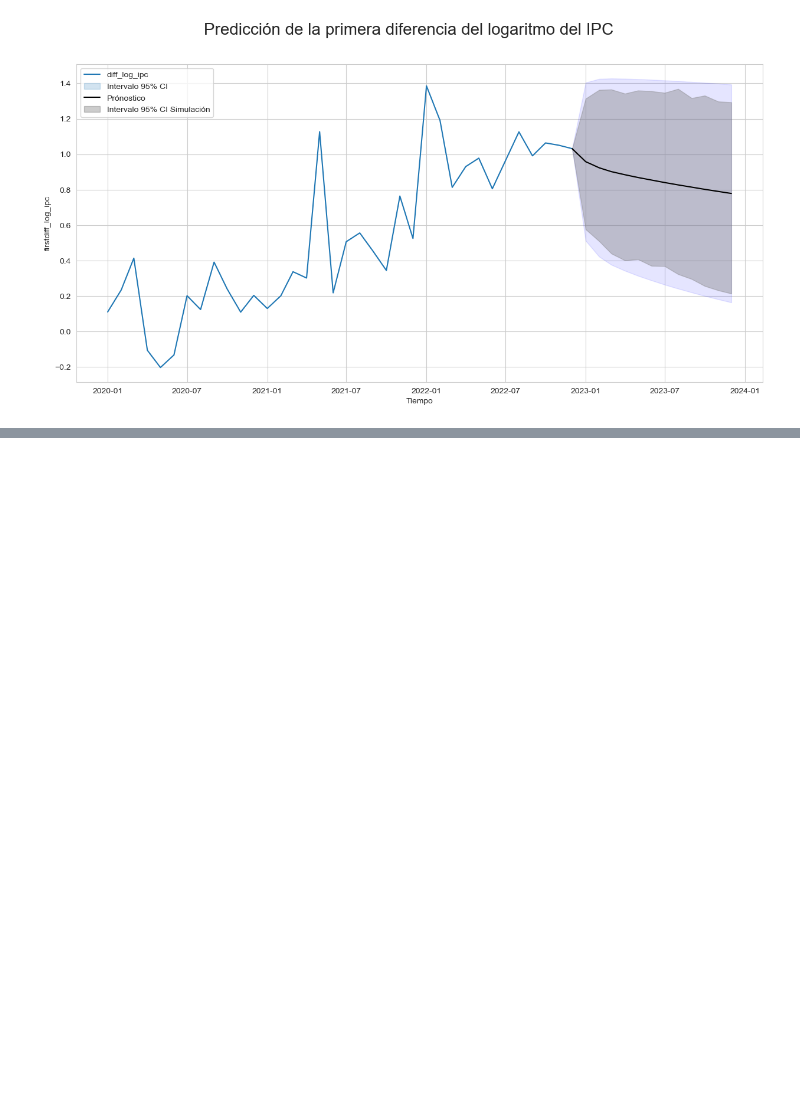
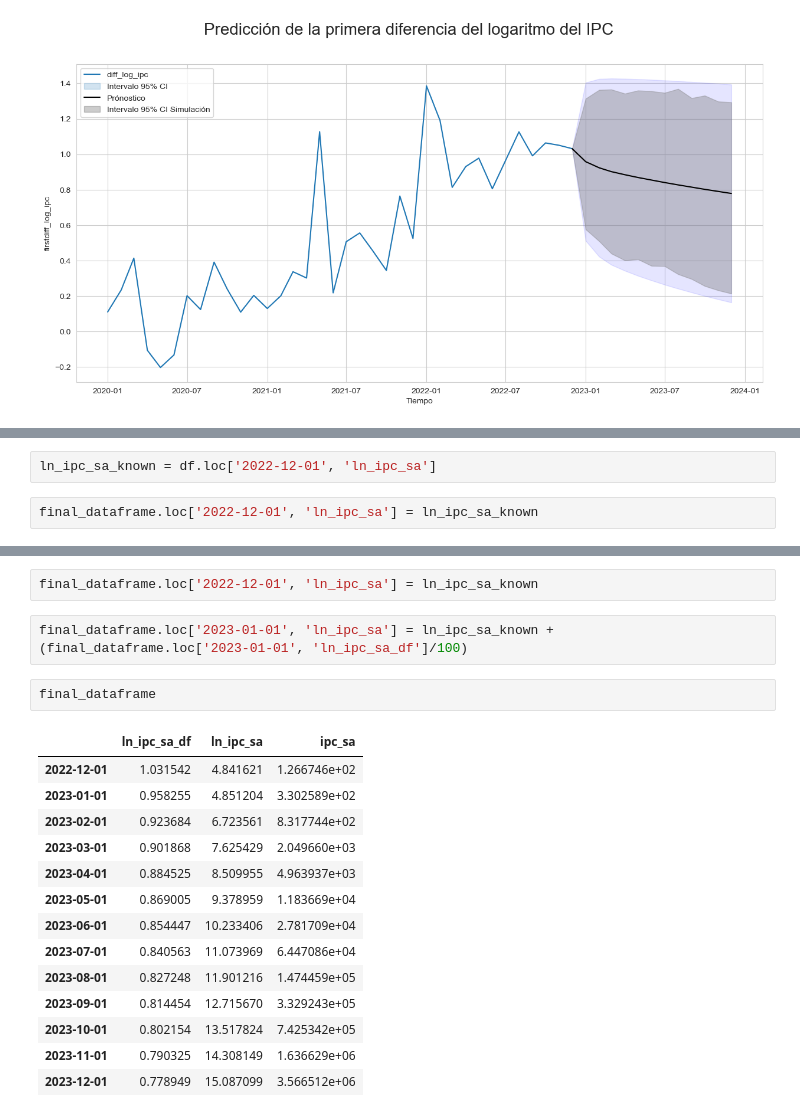
Before and after one commit to remg1997/time_series, a Jupyter notebook: Taller1/Taller1.ipynb, the cells around one changed output, grey strips where cells are left out. Drawn from its saved outputs; the diff is of its cells as text; blank space fills up the shorter version.

```diff
--- a/Taller1/Taller1.ipynb
+++ b/Taller1/Taller1.ipynb
@@ -998,0 +1003,4 @@ plt.show()
+# %%
+ln_ipc_sa_known = df.loc['2022-12-01', 'ln_ipc_sa']
+# %%
+final_dataframe.loc['2022-12-01', 'ln_ipc_sa'] = ln_ipc_sa_known
@@ -998,0 +1017,21 @@ plt.show()
+# %%
+final_dataframe.loc['2022-12-01', 'ln_ipc_sa'] = ln_ipc_sa_known
+# %%
+final_dataframe.loc['2023-01-01', 'ln_ipc_sa'] = ln_ipc_sa_known + (final_dataframe.loc['2023-01-01', 'ln_ipc_sa_df']/100)
+# %%
+final_dataframe
+# %% [output]
+|  | ln_ipc_sa_df | ln_ipc_sa | ipc_sa |
+| 2022-12-01 | 1.031542 | 4.841621 | 1.266746e+02 |
+| 2023-01-01 | 0.958255 | 4.851204 | 3.302589e+02 |
+| 2023-02-01 | 0.923684 | 6.723561 | 8.317744e+02 |
+| 2023-03-01 | 0.901868 | 7.625429 | 2.049660e+03 |
+| 2023-04-01 | 0.884525 | 8.509955 | 4.963937e+03 |
+| 2023-05-01 | 0.869005 | 9.378959 | 1.183669e+04 |
+| 2023-06-01 | 0.854447 | 10.233406 | 2.781709e+04 |
+| 2023-07-01 | 0.840563 | 11.073969 | 6.447086e+04 |
+| 2023-08-01 | 0.827248 | 11.901216 | 1.474459e+05 |
+| 2023-09-01 | 0.814454 | 12.715670 | 3.329243e+05 |
+| 2023-10-01 | 0.802154 | 13.517824 | 7.425342e+05 |
+| 2023-11-01 | 0.790325 | 14.308149 | 1.636629e+06 |
+| 2023-12-01 | 0.778949 | 15.087099 | 3.566512e+06 |
```
Also changed, not shown: parts of 9 cells of this notebook.
